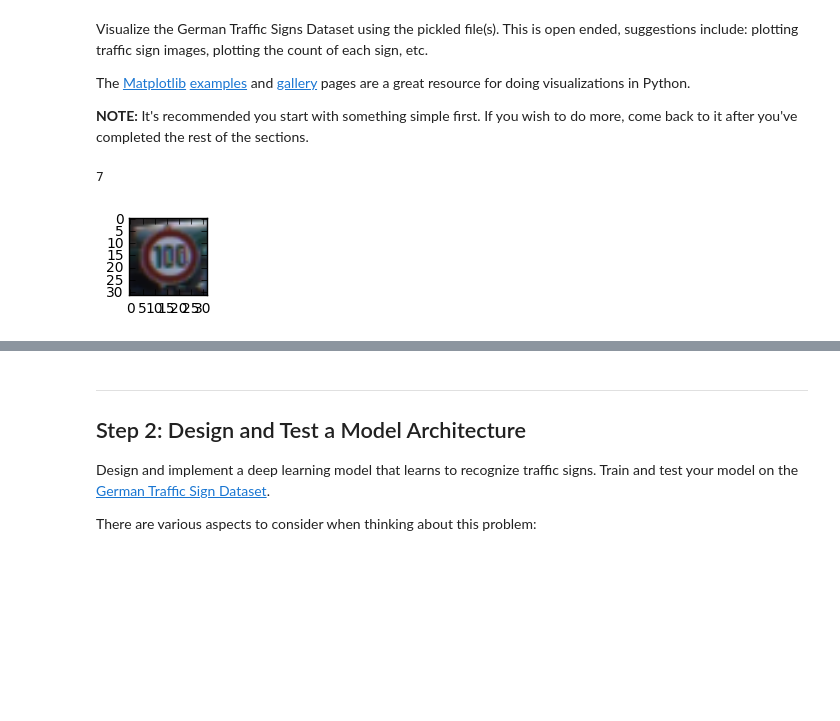
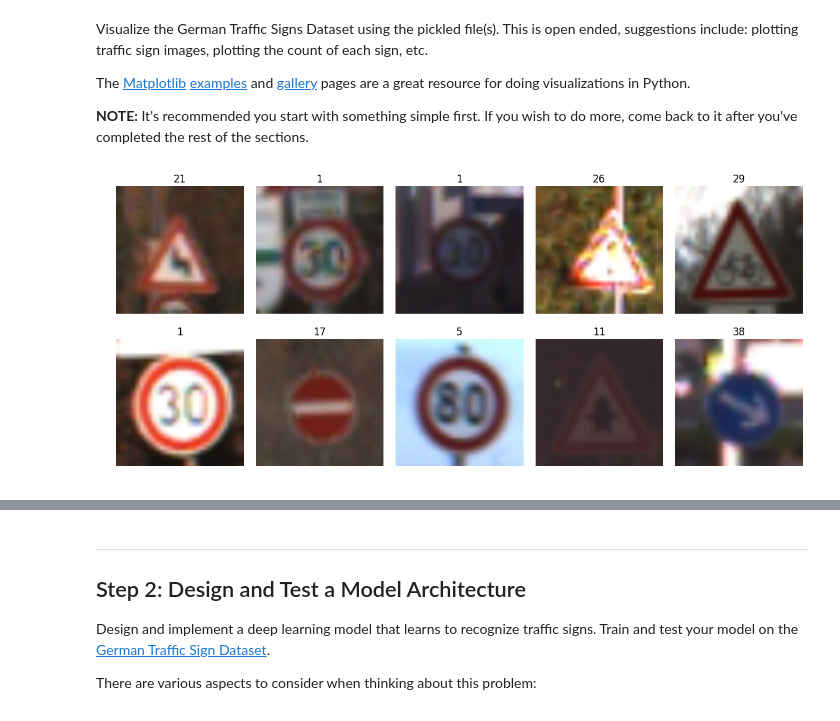
Before and after one commit to aruizga7/CarND-Traffic-Sign-Classifier-Project, a Jupyter notebook: Traffic_Sign_Classifier.ipynb, the cells around one changed output, grey strips where cells are left out. Cells and saved outputs as stored; diff of their text form; code cells hidden in the pictures; blank space fills up the shorter version.

```diff
--- a/Traffic_Sign_Classifier.ipynb
+++ b/Traffic_Sign_Classifier.ipynb
@@ -76,19 +81,20 @@ The [Matplotlib](http://matplotlib.org/) [examples](http://matplotlib.org/exampl
 # %%
 ### Data exploration visualization goes here.
 ### Feel free to use as many code cells as needed.
 import matplotlib.pyplot as plt
 import random
-import numpy as np
 # Visualizations will be shown in the notebook.
 %matplotlib inline
 
-index = random.randint(0, len(X_train))
-image = X_train[index].squeeze()
-
-
-plt.figure(figsize=(1,1))
-plt.imshow(image)
-print(y_train[index])
+# show image of 10 random data points
+fig, axs = plt.subplots(2,5, figsize=(15, 6))
+fig.subplots_adjust(hspace = .2, wspace=.001)
+axs = axs.ravel()
+for i in range(10):
+    index = random.randint(0, len(X_train))
+    image = X_train[index]
+    axs[i].axis('off')
+    axs[i].imshow(image)
+    axs[i].set_title(y_train[index])
 # %% [output]
-7
-[figure, old version]
+[figure, new version]
```
Also changed, not shown: parts of 41 cells of this notebook, 1 other file.
